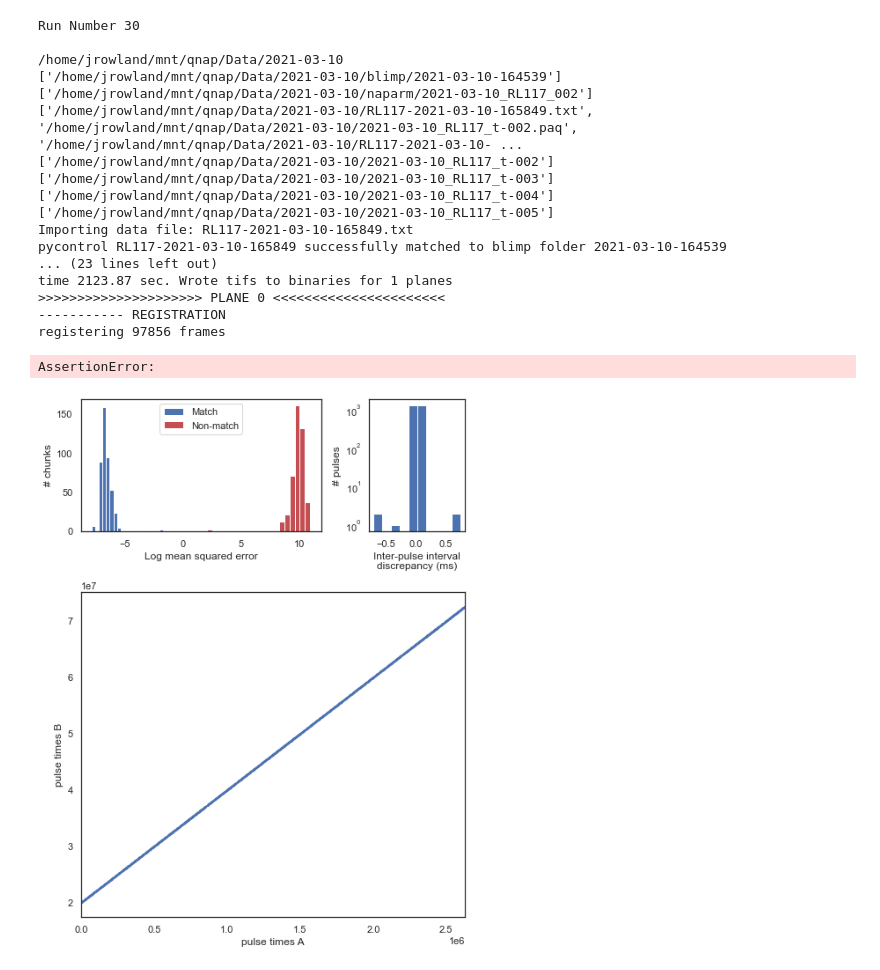
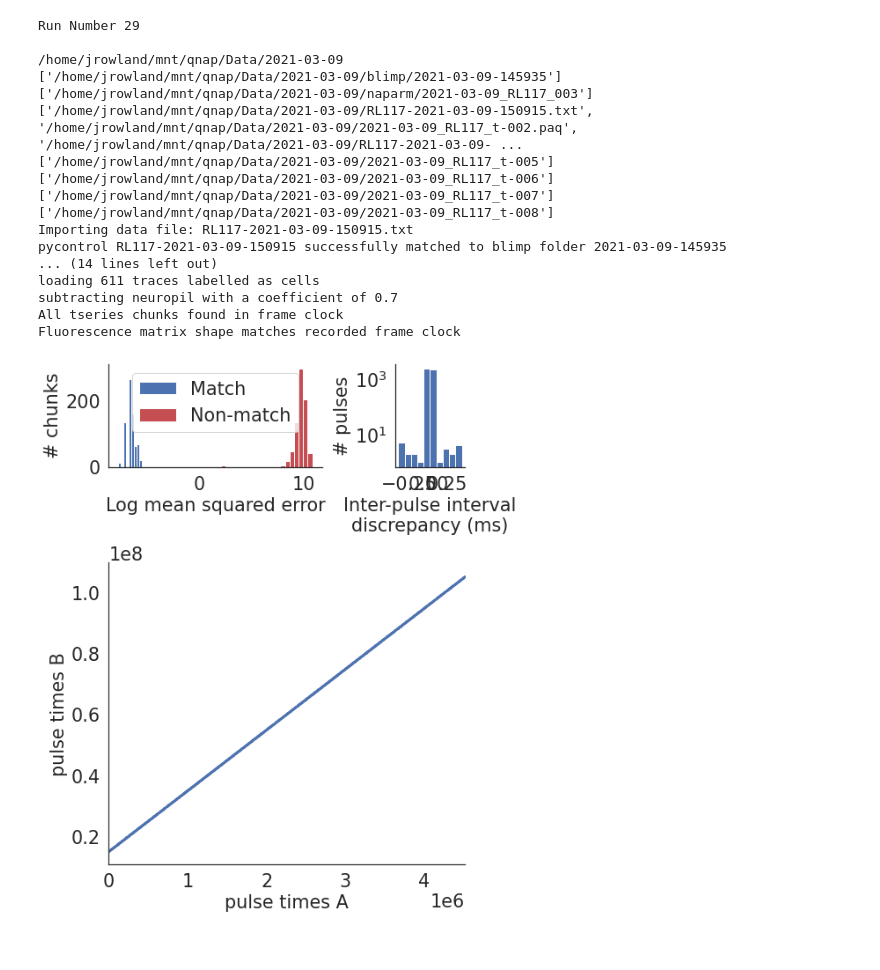
Before and after one commit to Packer-Lab/Vape, a Jupyter notebook: jupyter/preprocessing/cacher_RL117.ipynb, the cells around one changed output. Saved outputs shown, nothing was run; the diff lists cells and outputs as text; code cells hidden in the pictures.

```diff
--- a/jupyter/preprocessing/cacher_RL117.ipynb
+++ b/jupyter/preprocessing/cacher_RL117.ipynb
@@ -12,37 +35,36 @@ if not os.path.exists(pkl_path):
 # %%
 mouse_id = 'RL117'
 
-# Run 28 yields an untraceable assertion error in a pyx file for numpy fft
 # run_numbers = [28]
-# Blimp error that i don't understand
-# run_numbers = [29]
 
-run_numbers = [30]
+# Had to make fie changes, made Baks
+run_numbers = [29]
+
+# run_numbers = [30]
 
 
 for run_number in run_numbers:
 
     cprint('\n\nRun Number {}\n'.format(run_number), attrs=['bold'])
 
     cacher.main(mouse_id, run_number, pkl_path,
-                reprocess=True, reload=True, do_s2p=True, do_flu_preprocess=True)
+                reprocess=True, reload=True, do_s2p=False, do_flu_preprocess=True)
 # %% [output]
-Run Number 30
+Run Number 29
 
-/home/jrowland/mnt/qnap/Data/2021-03-10
-['/home/jrowland/mnt/qnap/Data/2021-03-10/blimp/2021-03-10-164539']
-['/home/jrowland/mnt/qnap/Data/2021-03-10/naparm/2021-03-10_RL117_002']
-['/home/jrowland/mnt/qnap/Data/2021-03-10/RL117-2021-03-10-165849.txt', '/home/jrowland/mnt/qnap/Data/2021-03-10/2021-03-10_RL117_t-002.paq', '/home/jrowland/mnt/qnap/Data/2021-03-10/RL117-2021-03-10- ...
-['/home/jrowland/mnt/qnap/Data/2021-03-10/2021-03-10_RL117_t-002']
-['/home/jrowland/mnt/qnap/Data/2021-03-10/2021-03-10_RL117_t-003']
-['/home/jrowland/mnt/qnap/Data/2021-03-10/2021-03-10_RL117_t-004']
-['/home/jrowland/mnt/qnap/Data/2021-03-10/2021-03-10_RL117_t-005']
-Importing data file: RL117-2021-03-10-165849.txt
-pycontrol RL117-2021-03-10-165849 successfully matched to blimp folder 2021-03-10-164539
-... (23 lines left out)
-time 2123.87 sec. Wrote tifs to binaries for 1 planes
->>>>>>>>>>>>>>>>>>>>> PLANE 0 <<<<<<<<<<<<<<<<<<<<<<
------------ REGISTRATION
-registering 97856 frames
+/home/jrowland/mnt/qnap/Data/2021-03-09
+['/home/jrowland/mnt/qnap/Data/2021-03-09/blimp/2021-03-09-145935']
+['/home/jrowland/mnt/qnap/Data/2021-03-09/naparm/2021-03-09_RL117_003']
+['/home/jrowland/mnt/qnap/Data/2021-03-09/RL117-2021-03-09-150915.txt', '/home/jrowland/mnt/qnap/Data/2021-03-09/2021-03-09_RL117_t-002.paq', '/home/jrowland/mnt/qnap/Data/2021-03-09/RL117-2021-03-09- ...
+['/home/jrowland/mnt/qnap/Data/2021-03-09/2021-03-09_RL117_t-005']
+['/home/jrowland/mnt/qnap/Data/2021-03-09/2021-03-09_RL117_t-006']
+['/home/jrowland/mnt/qnap/Data/2021-03-09/2021-03-09_RL117_t-007']
+['/home/jrowland/mnt/qnap/Data/2021-03-09/2021-03-09_RL117_t-008']
+Importing data file: RL117-2021-03-09-150915.txt
+pycontrol RL117-2021-03-09-150915 successfully matched to blimp folder 2021-03-09-145935
+... (14 lines left out)
+loading 611 traces labelled as cells
+subtracting neuropil with a coefficient of 0.7
+All tseries chunks found in frame clock
+Fluorescence matrix shape matches recorded frame clock
-AssertionError:
-[figure, old version]
+[figure, new version]
```
Also changed, not shown: parts of 7 cells of this notebook, 4 other files.
